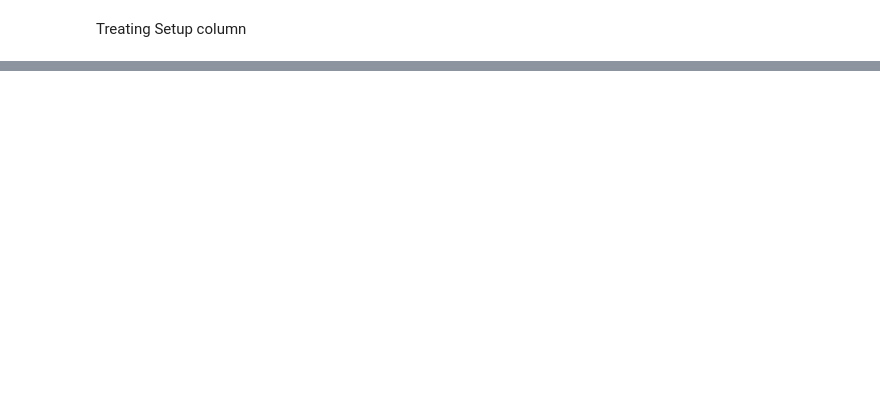
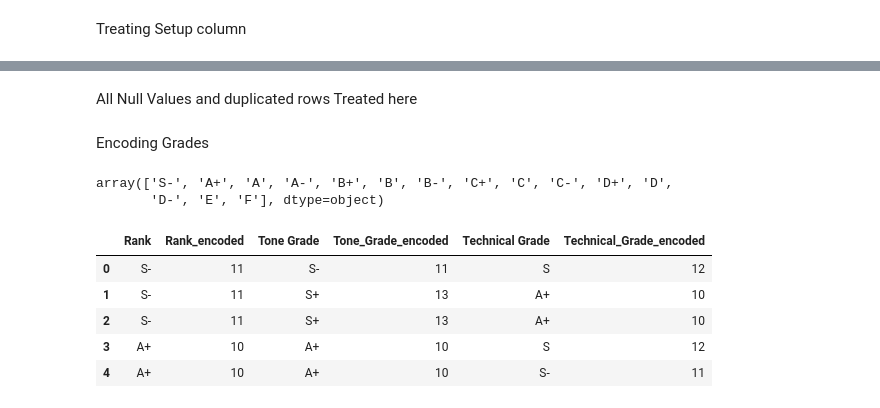
Before and after one commit to Maddox24425/Summer-Training, a Jupyter notebook: Project/crini_analysis.ipynb, the cells around one changed output, grey strips where cells are left out. Saved outputs shown, nothing was run; the diff lists cells and outputs as text; code cells hidden in the pictures; blank space fills up the shorter version.

```diff
--- a/Project/crini_analysis.ipynb
+++ b/Project/crini_analysis.ipynb
@@ -143,2 +173,7 @@ dtype: int64
 # %% [markdown]
 Treating Setup column
+# %%
+setup_list=df_iems[df_iems['Setup'].isna()].index.tolist()
+print(setup_list)
+print(type(setup_list))
+df_iems[df_iems['Setup'].isna()]
@@ -144,0 +186,5 @@ Treating Setup column
+# %%
+setup_input_list = ['1DD 7BA 4EST', '1DD']
+
+df_iems.loc[setup_list, 'Setup'] = setup_input_list
+display(df_iems.loc[setup_list])
@@ -144,0 +208,33 @@ Treating Setup column
+# %% [markdown]
+All Null Values and duplicated rows Treated here
+# %% [markdown]
+Encoding Grades
+# %%
+df_iems['Rank'].unique()
+# %% [output]
+array(['S-', 'A+', 'A', 'A-', 'B+', 'B', 'B-', 'C+', 'C', 'C-', 'D+', 'D',
+       'D-', 'E', 'F'], dtype=object)
+# %%
+grade_map={
+    'S+':13, 'S':12, 'S-':11,
+    'A+':10, 'A':9, 'A-':8,
+    'B+':7, 'B':6, 'B-':5,
+    'C+':4, 'C':3, 'C-':2,
+    'D+':1, 'D':0, 'D-':-1,
+    'E+':-2, 'E':-3, 'E-':-4,
+    'F+':-5, 'F':-6, 'F-':-7
+}
+# %%
+#mapping with the dict made above
+df_iems['Rank_encoded']=df_iems['Rank'].map(grade_map)
+df_iems['Technical_Grade_encoded']=df_iems['Technical Grade'].map(grade_map)
+df_iems['Tone_Grade_encoded']=df_iems['Tone Grade'].map(grade_map)
+#here to display the result to check if it is encoded
+display(df_iems[['Rank', 'Rank_encoded', 'Tone Grade', 'Tone_Grade_encoded', 'Technical Grade', 'Technical_Grade_encoded']].head())
+# %% [output]
+|  | Rank | Rank_encoded | Tone Grade | Tone_Grade_encoded | Technical Grade | Technical_Grade_encoded |
+| 0 | S- | 11 | S- | 11 | S | 12 |
+| 1 | S- | 11 | S+ | 13 | A+ | 10 |
+| 2 | S- | 11 | S+ | 13 | A+ | 10 |
+| 3 | A+ | 10 | A+ | 10 | S | 12 |
+| 4 | A+ | 10 | A+ | 10 | S- | 11 |
```
Also changed, not shown: parts of 13 cells of this notebook.
